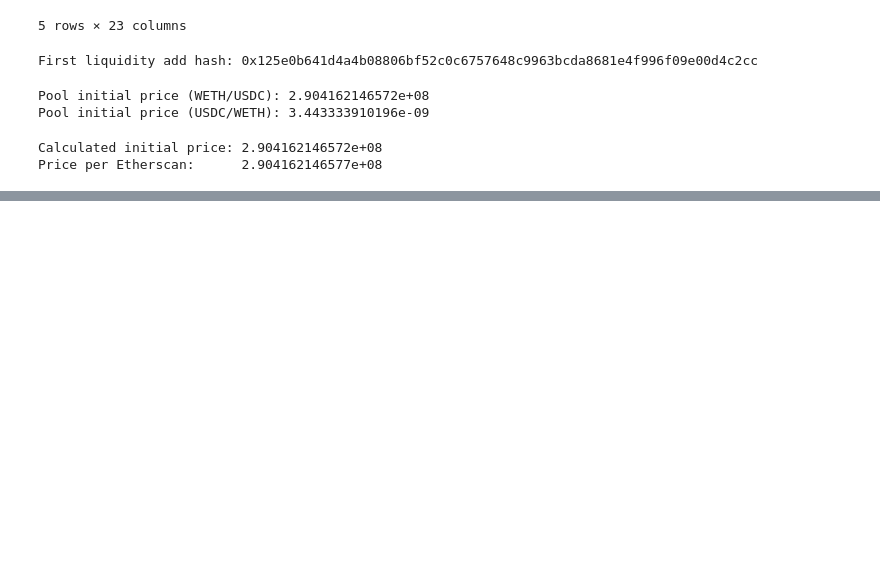
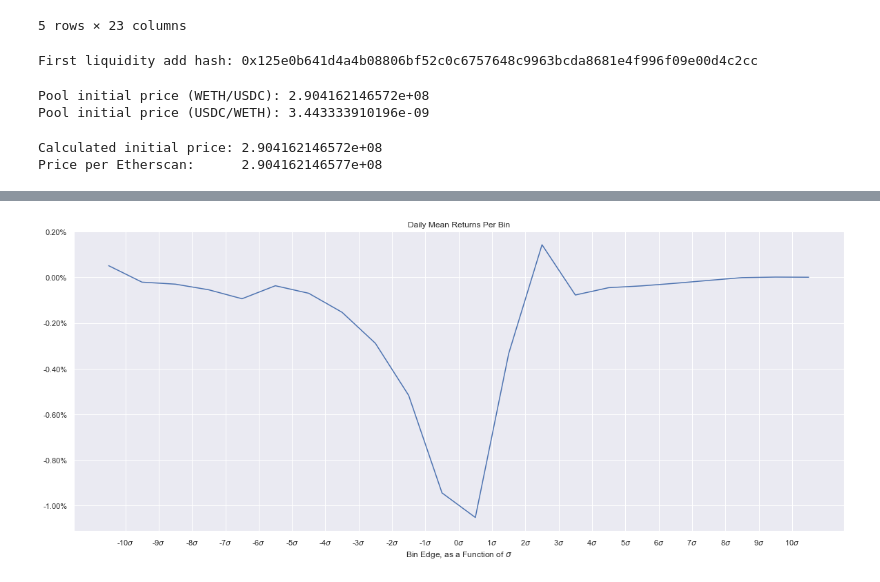
Before and after one commit to pradeeptadas/uniswap-v3-project, a Jupyter notebook: eda_notebooks/USDC-WETH-500 Pool.ipynb, the cells around one changed output, grey strips where cells are left out. Saved outputs shown, nothing was run; the diff lists cells and outputs as text; code cells hidden in the pictures; blank space fills up the shorter version.

```diff
--- a/eda_notebooks/USDC-WETH-500 Pool.ipynb
+++ b/eda_notebooks/USDC-WETH-500 Pool.ipynb
@@ -281,0 +204,22 @@ Completed transaction 49.
+# %%
+%%time
+numeraire_token = 0
+sigma = 0.04
+all_returns = {}
+
+for day, start_pool in pool_snapshots.items():
+    price_bins = np.array(
+        [0]
+        + [start_pool.price * (1 + i * sigma) for i in range(-10, 11)]
+        + [np.inf]
+    )
+    day_txn = all_txn.loc[all_txn['txn_time'].dt.date == pd.to_datetime(day)]
+    irrs = calc_irr_per_bin(start_pool, price_bins, day_txn, liquidity, swaps,
+                            numeraire_token=numeraire_token, position_id='generic_LP')
+    all_returns[day] = irrs
+
+bin_returns = defaultdict(list)
+for day, irrs in all_returns.items():
+    for bin_pos, irr in irrs.items():
+        bin_no = int(re.findall(r'_bin(\d+)_', bin_pos)[0])
+        bin_returns[bin_no].append(irr)
@@ -281,0 +229,18 @@ Completed transaction 49.
+# %%
+fig, ax = plt.subplots(figsize=(20, 8))
+
+x_pos, x_labels, y = [], [], []
+for i in range(1, 23):
+    x_pos.append(i)
+    x_labels.append(f'{i - 11}$\sigma$')
+    y.append(np.mean(bin_returns[i]))
+ax.plot(x_pos, y)
+
+ax.set_xticks(ticks=np.array(x_pos[:-1]) + 0.5, labels=x_labels[:-1])
+ax.set_title('Daily Mean Returns Per Bin')
+ax.set_xlabel('Bin Edge, as a Function of $\sigma$')
+ax.yaxis.set_major_formatter(StrMethodFormatter('{x:,.2%}'))
+
+plt.show()
+# %% [output]
+[figure, added]
```
Also changed, not shown: parts of 10 cells of this notebook, 5 other files.
